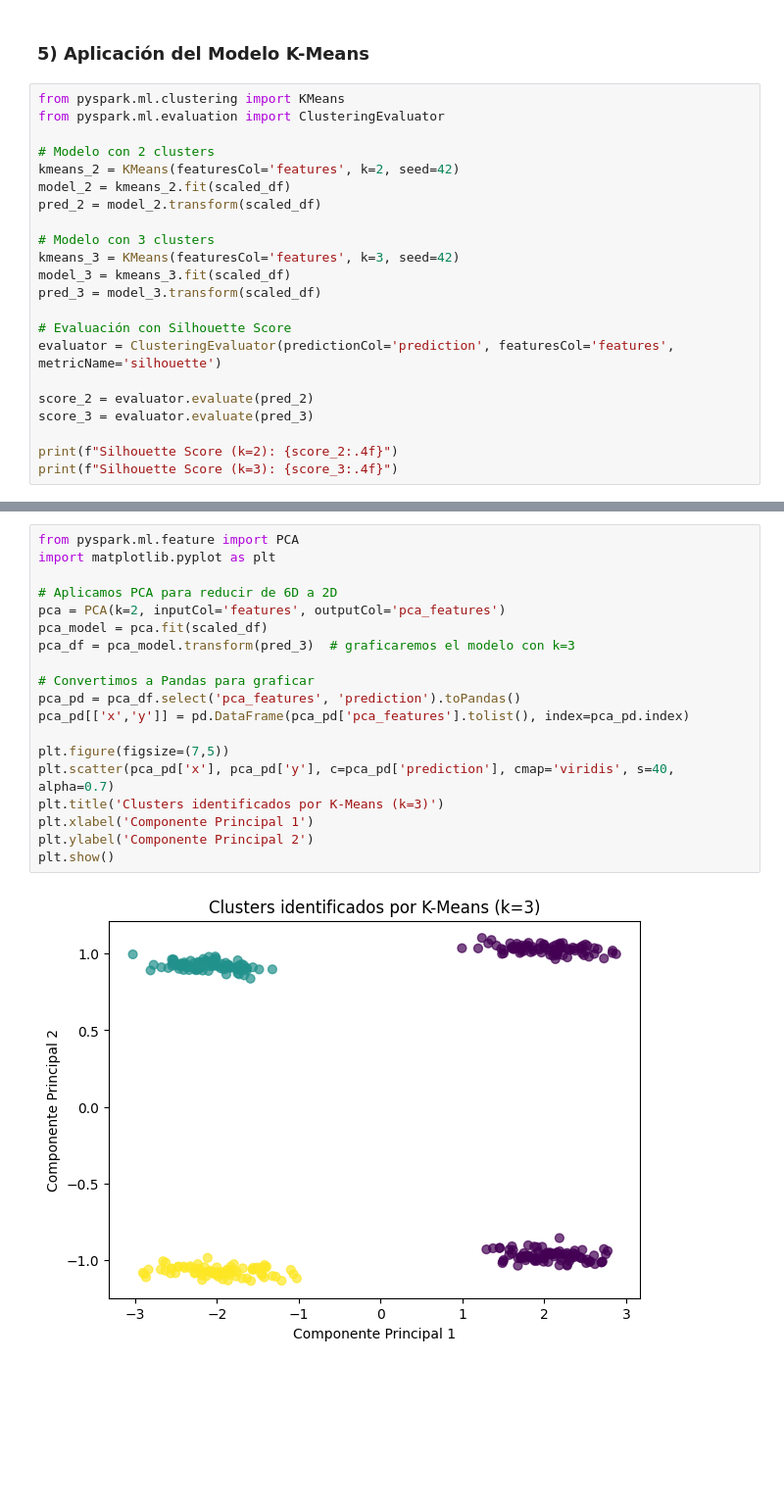
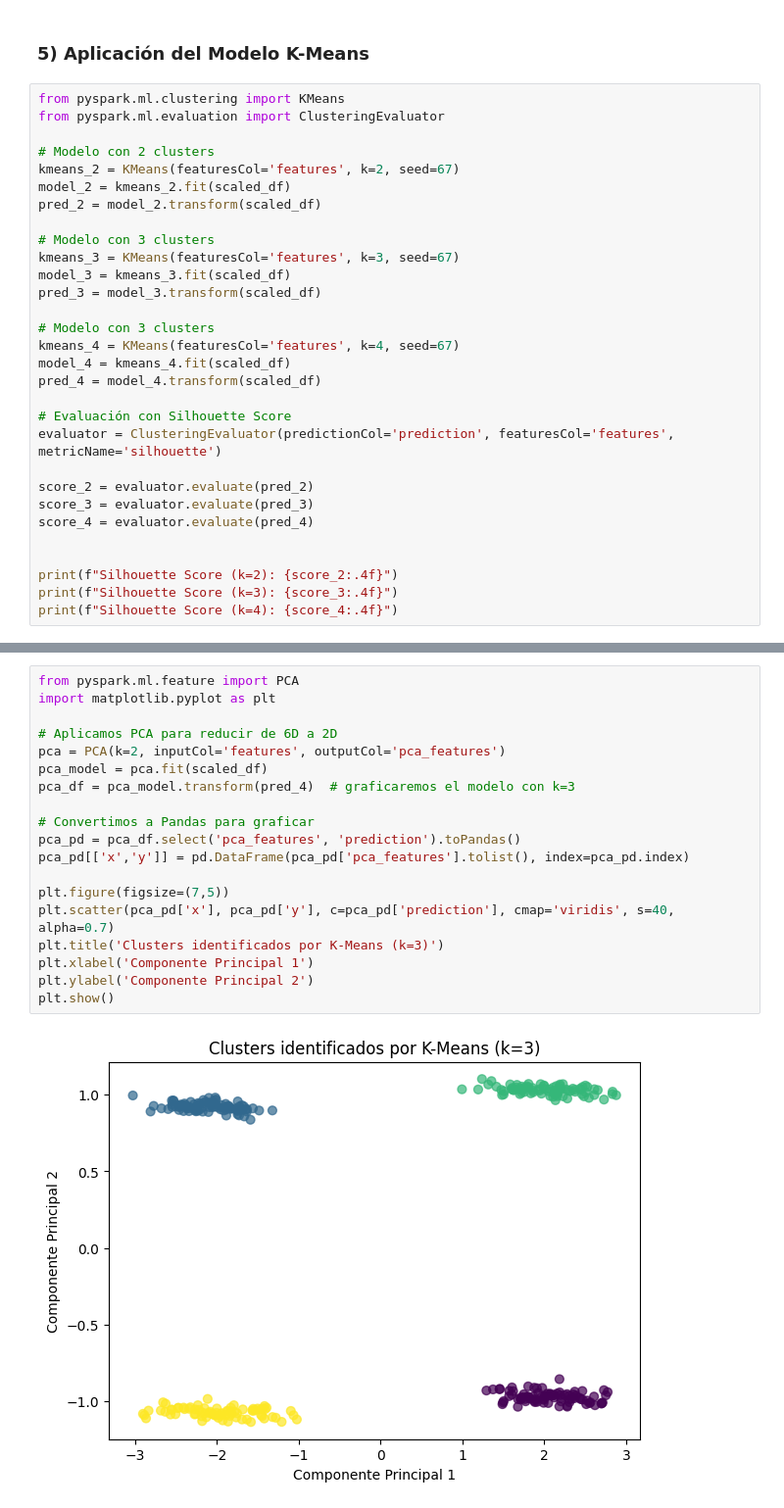
Before and after one commit to Sofiamishel2003/Laboratorio_12_DS, a Jupyter notebook: lab12.ipynb, the cells around one changed output, grey strips where cells are left out. Shown at 98% size. Saved outputs shown, nothing was run; the diff lists cells and outputs as text; blank space fills up the shorter version.

Commit message:
feat: pca evaluation and profiles of clustering

```diff
--- a/lab12.ipynb
+++ b/lab12.ipynb
@@ -232,23 +232,31 @@ from pyspark.ml.clustering import KMeans
 from pyspark.ml.evaluation import ClusteringEvaluator
 
 # Modelo con 2 clusters
-kmeans_2 = KMeans(featuresCol='features', k=2, seed=42)
+kmeans_2 = KMeans(featuresCol='features', k=2, seed=67)
 model_2 = kmeans_2.fit(scaled_df)
 pred_2 = model_2.transform(scaled_df)
 
 # Modelo con 3 clusters
-kmeans_3 = KMeans(featuresCol='features', k=3, seed=42)
+kmeans_3 = KMeans(featuresCol='features', k=3, seed=67)
 model_3 = kmeans_3.fit(scaled_df)
 pred_3 = model_3.transform(scaled_df)
+
+# Modelo con 3 clusters
+kmeans_4 = KMeans(featuresCol='features', k=4, seed=67)
+model_4 = kmeans_4.fit(scaled_df)
+pred_4 = model_4.transform(scaled_df)
 
 # Evaluación con Silhouette Score
 evaluator = ClusteringEvaluator(predictionCol='prediction', featuresCol='features', metricName='silhouette')
 
 score_2 = evaluator.evaluate(pred_2)
 score_3 = evaluator.evaluate(pred_3)
+score_4 = evaluator.evaluate(pred_4)
+
 
 print(f"Silhouette Score (k=2): {score_2:.4f}")
 print(f"Silhouette Score (k=3): {score_3:.4f}")
+print(f"Silhouette Score (k=4): {score_4:.4f}")
 # %% [output]
 Silhouette Score (k=2): 0.8176
 Silhouette Score (k=3): 0.7608
@@ -255,21 +264,21 @@ Silhouette Score (k=3): 0.7608
 # %%
 from pyspark.ml.feature import PCA
 import matplotlib.pyplot as plt
 
 # Aplicamos PCA para reducir de 6D a 2D
 pca = PCA(k=2, inputCol='features', outputCol='pca_features')
 pca_model = pca.fit(scaled_df)
-pca_df = pca_model.transform(pred_3)  # graficaremos el modelo con k=3
+pca_df = pca_model.transform(pred_4)  # graficaremos el modelo con k=3
 
 # Convertimos a Pandas para graficar
 pca_pd = pca_df.select('pca_features', 'prediction').toPandas()
 pca_pd[['x','y']] = pd.DataFrame(pca_pd['pca_features'].tolist(), index=pca_pd.index)
 
 plt.figure(figsize=(7,5))
 plt.scatter(pca_pd['x'], pca_pd['y'], c=pca_pd['prediction'], cmap='viridis', s=40, alpha=0.7)
 plt.title('Clusters identificados por K-Means (k=3)')
 plt.xlabel('Componente Principal 1')
 plt.ylabel('Componente Principal 2')
 plt.show()
 # %% [output]
-[figure, old version]
+[figure, new version]
```
Also changed, not shown: parts of 5 cells of this notebook, 1 other file.
